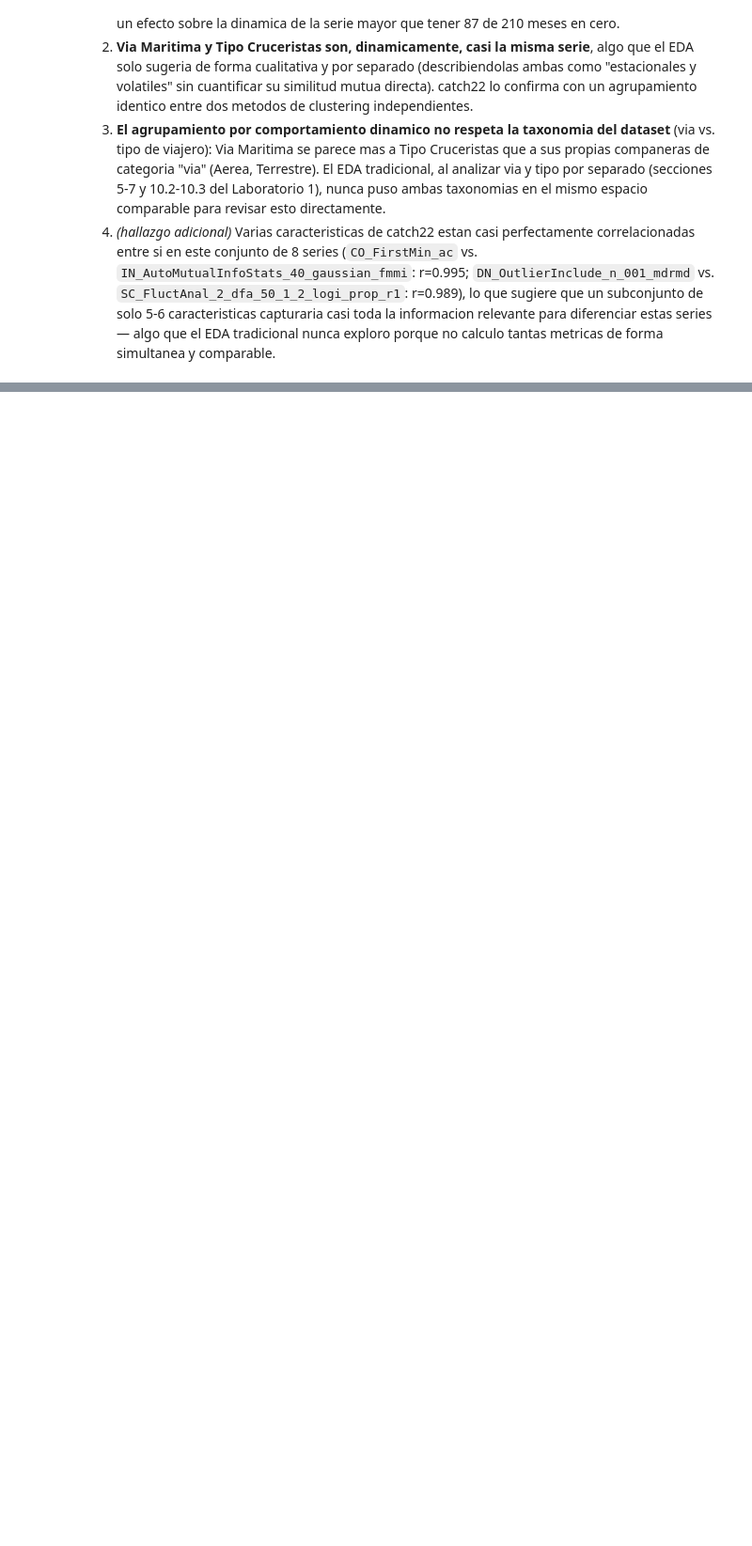
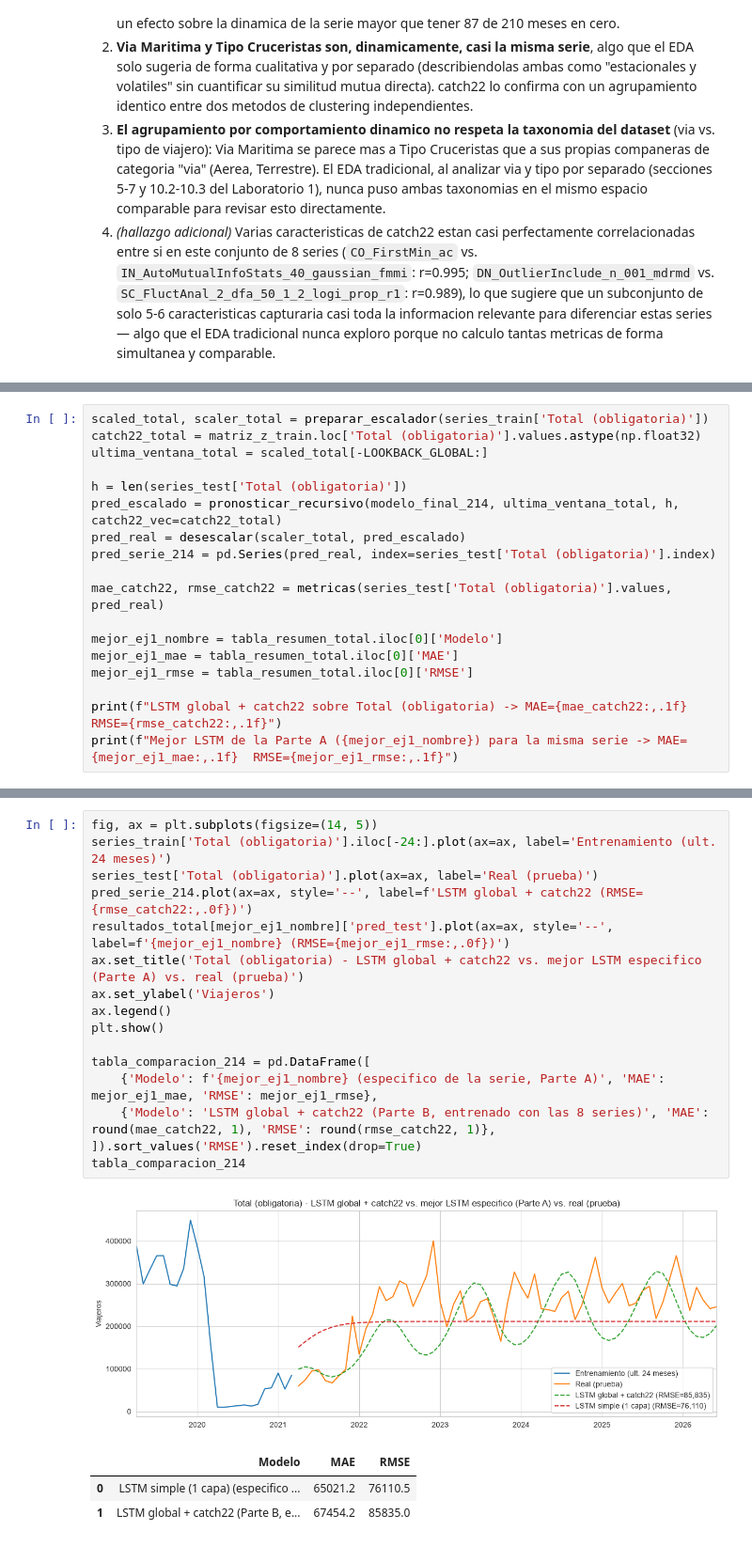
Before and after one commit to DavidDominguez-11/DS-Lab1, a Jupyter notebook: Lab2_Deep_Learning_CC3084.ipynb, the cells around one changed output, grey strips where cells are left out. Shown at 94% size. Drawn from its saved outputs; the diff is of its cells as text; blank space fills up the shorter version.

Commit message:
Modelo LSTM con las caracteristicas de catch22

```diff
--- a/Lab2_Deep_Learning_CC3084.ipynb
+++ b/Lab2_Deep_Learning_CC3084.ipynb
@@ -1040,0 +1218,18 @@ series de su categoria.
+# %%
+scaled_total, scaler_total = preparar_escalador(series_train['Total (obligatoria)'])
+catch22_total = matriz_z_train.loc['Total (obligatoria)'].values.astype(np.float32)
+ultima_ventana_total = scaled_total[-LOOKBACK_GLOBAL:]
+
+h = len(series_test['Total (obligatoria)'])
+pred_escalado = pronosticar_recursivo(modelo_final_214, ultima_ventana_total, h, catch22_vec=catch22_total)
+pred_real = desescalar(scaler_total, pred_escalado)
+pred_serie_214 = pd.Series(pred_real, index=series_test['Total (obligatoria)'].index)
+
+mae_catch22, rmse_catch22 = metricas(series_test['Total (obligatoria)'].values, pred_real)
+
+mejor_ej1_nombre = tabla_resumen_total.iloc[0]['Modelo']
+mejor_ej1_mae = tabla_resumen_total.iloc[0]['MAE']
+mejor_ej1_rmse = tabla_resumen_total.iloc[0]['RMSE']
+
+print(f"LSTM global + catch22 sobre Total (obligatoria) -> MAE={mae_catch22:,.1f}  RMSE={rmse_catch22:,.1f}")
+print(f"Mejor LSTM de la Parte A ({mejor_ej1_nombre}) para la misma serie -> MAE={mejor_ej1_mae:,.1f}  RMSE={mejor_ej1_rmse:,.1f}")
@@ -1040,0 +1239,21 @@ series de su categoria.
+# %%
+fig, ax = plt.subplots(figsize=(14, 5))
+series_train['Total (obligatoria)'].iloc[-24:].plot(ax=ax, label='Entrenamiento (ult. 24 meses)')
+series_test['Total (obligatoria)'].plot(ax=ax, label='Real (prueba)')
+pred_serie_214.plot(ax=ax, style='--', label=f'LSTM global + catch22 (RMSE={rmse_catch22:,.0f})')
+resultados_total[mejor_ej1_nombre]['pred_test'].plot(ax=ax, style='--', label=f'{mejor_ej1_nombre} (RMSE={mejor_ej1_rmse:,.0f})')
+ax.set_title('Total (obligatoria) - LSTM global + catch22 vs. mejor LSTM especifico (Parte A) vs. real (prueba)')
+ax.set_ylabel('Viajeros')
+ax.legend()
+plt.show()
+
+tabla_comparacion_214 = pd.DataFrame([
+    {'Modelo': f'{mejor_ej1_nombre} (especifico de la serie, Parte A)', 'MAE': mejor_ej1_mae, 'RMSE': mejor_ej1_rmse},
+    {'Modelo': 'LSTM global + catch22 (Parte B, entrenado con las 8 series)', 'MAE': round(mae_catch22, 1), 'RMSE': round(rmse_catch22, 1)},
+]).sort_values('RMSE').reset_index(drop=True)
+tabla_comparacion_214
+# %% [output]
+[figure, added]
+|  | Modelo | MAE | RMSE |
+| 0 | LSTM simple (1 capa) (especifico ... | 65021.2 | 76110.5 |
+| 1 | LSTM global + catch22 (Parte B, e... | 67454.2 | 85835.0 |
```
Also changed, not shown: parts of 7 cells of this notebook.
